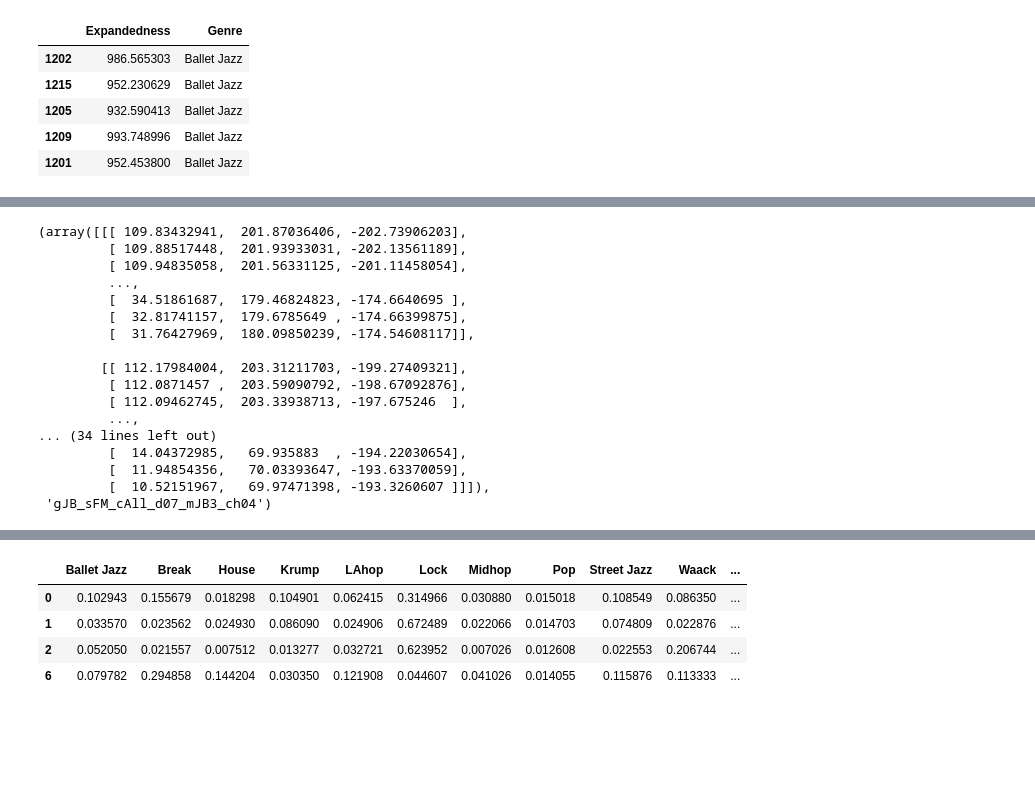
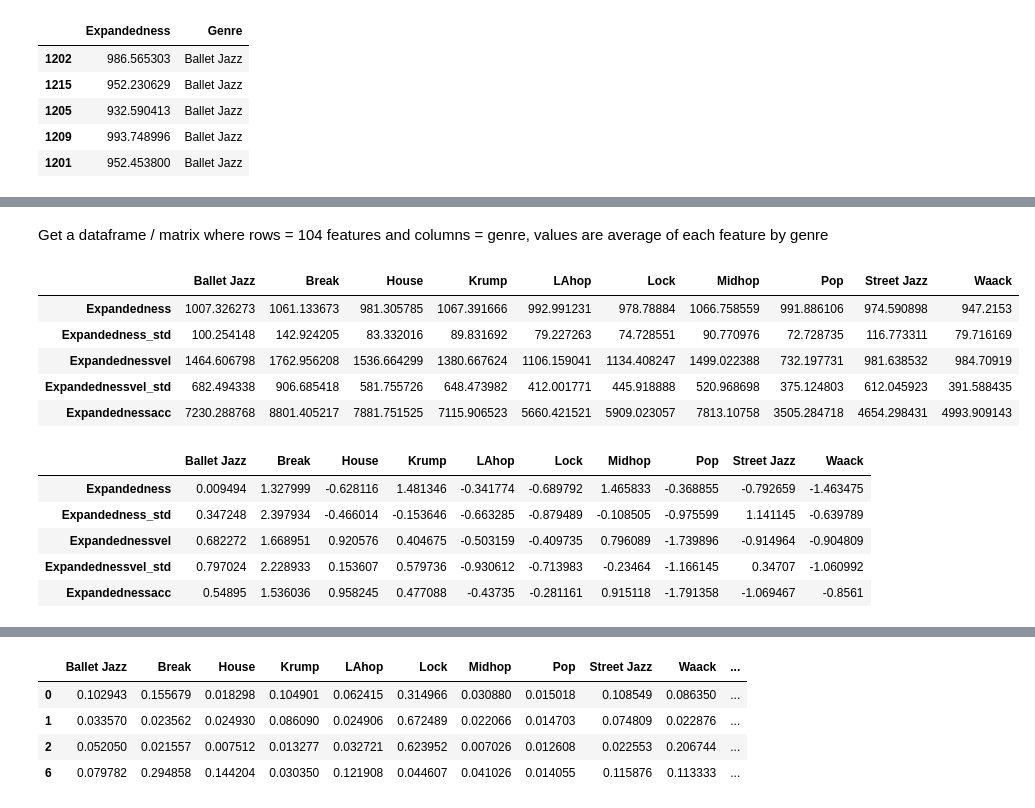
Before and after one commit to tBenBaker/MovementClassifier, a Jupyter notebook: DanceProj1/notebooks/03_inspectiondraft.ipynb, the cells around one changed output, grey strips where cells are left out. Drawn from its saved outputs; the diff is of its cells as text; code cells hidden in the pictures; blank space fills up the shorter version.

```diff
--- a/DanceProj1/notebooks/03_inspectiondraft.ipynb
+++ b/DanceProj1/notebooks/03_inspectiondraft.ipynb
@@ -155,24 +142,32 @@ plt.show()
-# %%
-BJazz = []
-for data in dataFM['Ballet Jazz']:
-    if data[-1] in BJazzdf[BJazzdf['Ballet Jazz']>0.5].values:
-        HitBJazz.append(Dance(data[0],dt=1/60))
-        HitBJazz[-1].get_features()
-# %% [output]
-(array([[[ 109.83432941,  201.87036406, -202.73906203],
-         [ 109.88517448,  201.93933031, -202.13561189],
-         [ 109.94835058,  201.56331125, -201.11458054],
-         ...,
-         [  34.51861687,  179.46824823, -174.6640695 ],
-         [  32.81741157,  179.6785649 , -174.66399875],
-         [  31.76427969,  180.09850239, -174.54608117]],
-
-        [[ 112.17984004,  203.31211703, -199.27409321],
-         [ 112.0871457 ,  203.59090792, -198.67092876],
-         [ 112.09462745,  203.33938713, -197.675246  ],
-         ...,
-... (34 lines left out)
-         [  14.04372985,   69.935883  , -194.22030654],
-         [  11.94854356,   70.03393647, -193.63370059],
-         [  10.52151967,   69.97471398, -193.3260607 ]]]),
- 'gJB_sFM_cAll_d07_mJB3_ch04')
+# %% [markdown]
+Get a dataframe / matrix where rows = 104 features and columns = genre, values are average of each feature by genre
+# %%
+featuresdf = pd.DataFrame(columns=dfAdvanced['Genre'].unique(), index=X_test.columns)
+for i, feature in enumerate(X_test.columns):
+    for genre in dfAdvanced['Genre'].unique():
+        featuresdf.iloc[i][genre] = dfAdvanced[feature][dfAdvanced['Genre']==genre].mean()
+
+
+featuresdf.head()
+# %% [output]
+|  | Ballet Jazz | Break | House | Krump | LAhop | Lock | Midhop | Pop | Street Jazz | Waack |
+| Expandedness | 1007.326273 | 1061.133673 | 981.305785 | 1067.391666 | 992.991231 | 978.78884 | 1066.758559 | 991.886106 | 974.590898 | 947.2153 |
+| Expandedness_std | 100.254148 | 142.924205 | 83.332016 | 89.831692 | 79.227263 | 74.728551 | 90.770976 | 72.728735 | 116.773311 | 79.716169 |
+| Expandednessvel | 1464.606798 | 1762.956208 | 1536.664299 | 1380.667624 | 1106.159041 | 1134.408247 | 1499.022388 | 732.197731 | 981.638532 | 984.70919 |
+| Expandednessvel_std | 682.494338 | 906.685418 | 581.755726 | 648.473982 | 412.001771 | 445.918888 | 520.968698 | 375.124803 | 612.045923 | 391.588435 |
+| Expandednessacc | 7230.288768 | 8801.405217 | 7881.751525 | 7115.906523 | 5660.421521 | 5909.023057 | 7813.10758 | 3505.284718 | 4654.298431 | 4993.909143 |
+# %%
+#  z scale columns of featuresdf
+featuresdf_norm = featuresdf.to_numpy()
+for i in range(len(featuresdf_norm)):
+    featuresdf_norm[i] = (featuresdf_norm[i] - featuresdf_norm[i].mean())/featuresdf_norm[i].std()
+
+featuresdf_norm = pd.DataFrame(featuresdf_norm, columns=featuresdf.columns, index=featuresdf.index)
+featuresdf_norm.head()
+# %% [output]
+|  | Ballet Jazz | Break | House | Krump | LAhop | Lock | Midhop | Pop | Street Jazz | Waack |
+| Expandedness | 0.009494 | 1.327999 | -0.628116 | 1.481346 | -0.341774 | -0.689792 | 1.465833 | -0.368855 | -0.792659 | -1.463475 |
+| Expandedness_std | 0.347248 | 2.397934 | -0.466014 | -0.153646 | -0.663285 | -0.879489 | -0.108505 | -0.975599 | 1.141145 | -0.639789 |
+| Expandednessvel | 0.682272 | 1.668951 | 0.920576 | 0.404675 | -0.503159 | -0.409735 | 0.796089 | -1.739896 | -0.914964 | -0.904809 |
+| Expandednessvel_std | 0.797024 | 2.228933 | 0.153607 | 0.579736 | -0.930612 | -0.713983 | -0.23464 | -1.166145 | 0.34707 | -1.060992 |
+| Expandednessacc | 0.54895 | 1.536036 | 0.958245 | 0.477088 | -0.43735 | -0.281161 | 0.915118 | -1.791358 | -1.069467 | -0.8561 |
```
Also changed, not shown: parts of 8 cells of this notebook, 1 other file.
